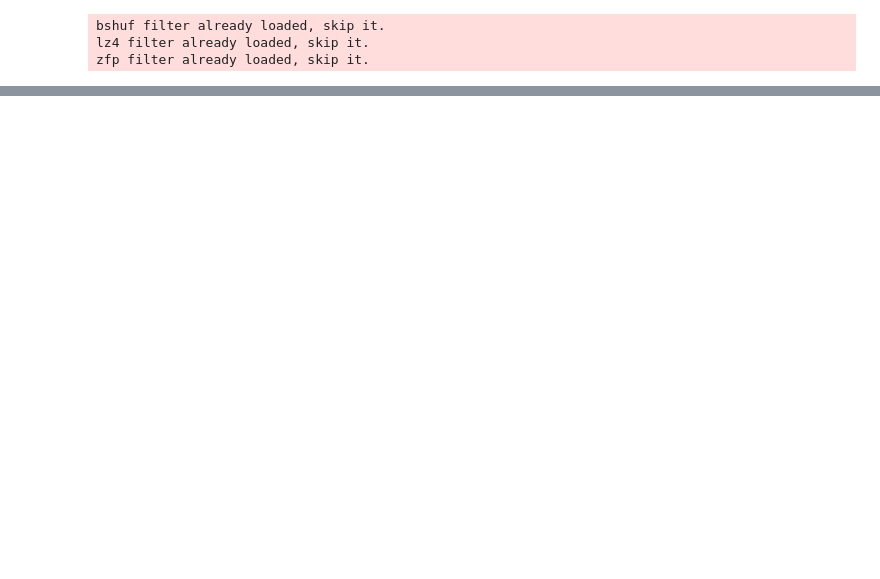
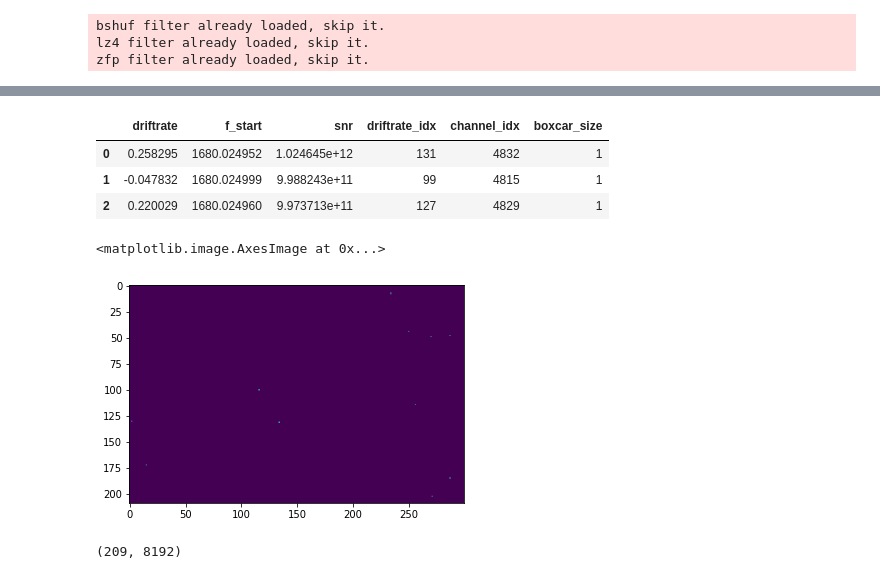
Before and after one commit to FX196/hyperseti, a Jupyter notebook: profile.ipynb, the cells around one changed output, grey strips where cells are left out. Drawn from its saved outputs; the diff is of its cells as text; code cells hidden in the pictures; blank space fills up the shorter version.

```diff
--- a/profile.ipynb
+++ b/profile.ipynb
@@ -39,0 +158,20 @@ hyperseti.find_et_serial("GBT_57635_36340_GJ144_fine.h5", gulp_size=2**12, limit
+# %%
+peaks.head(3)
+# %% [output]
+|  | driftrate | f_start | snr | driftrate_idx | channel_idx | boxcar_size |
+| 0 | 0.258295 | 1680.024952 | 1.024645e+12 | 131 | 4832 | 1 |
+| 1 | -0.047832 | 1680.024999 | 9.988243e+11 | 99 | 4815 | 1 |
+| 2 | 0.220029 | 1680.024960 | 9.973713e+11 | 127 | 4829 | 1 |
+# %%
+dedopp_cpu = dedopp.get()
+show_dedopp = gaussian(dedopp_cpu, sigma=0)[:, 4700:5000]
+# show_dedopp = dedopp_cpu[:, :200]
+from skimage.filters import gaussian
+plt.imshow(equalize_adapthist(show_dedopp / np.max(show_dedopp)), aspect="auto")
+# %% [output]
+<matplotlib.image.AxesImage at 0x...>
+[figure, added]
+# %%
+dedopp_cpu.shape
+# %% [output]
+(209, 8192)
```
Also changed, not shown: parts of 9 cells of this notebook.
